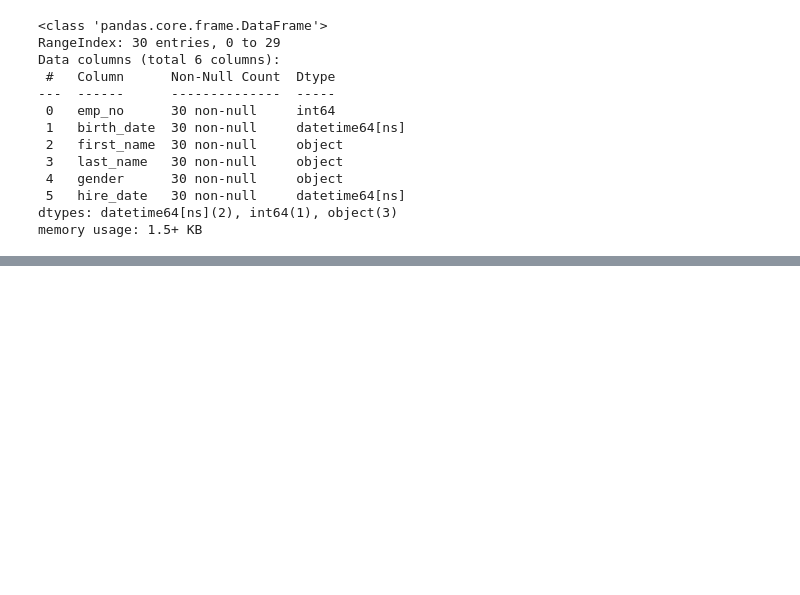
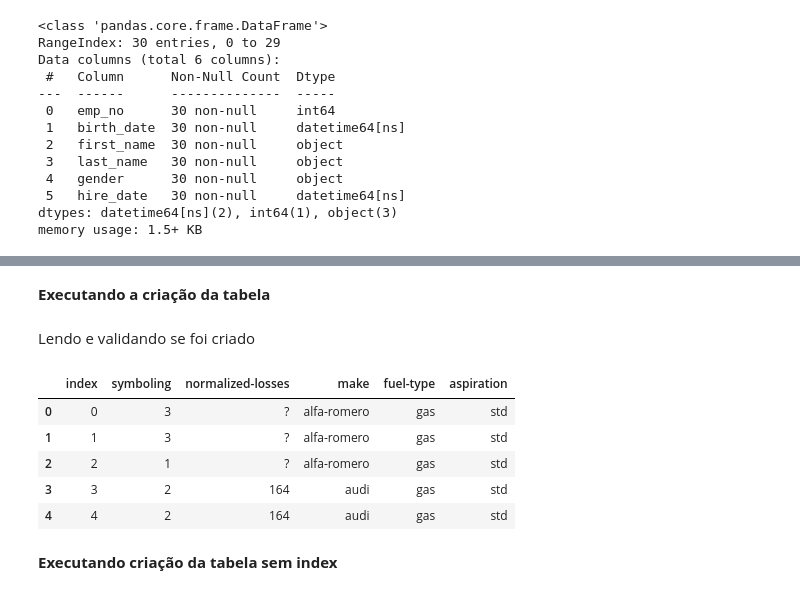
Before and after one commit to arrudamichel/cursos, a Jupyter notebook: data_science_do_zero/analise_de_dados/Analise de Dados Pandas.ipynb, the cells around one changed output, grey strips where cells are left out. Saved outputs shown, nothing was run; the diff lists cells and outputs as text; code cells hidden in the pictures; blank space fills up the shorter version.

Commit message:
Pandas - Criando uma Tabela no Banco de Dados a partir de um Dataframe - Aula 20

```diff
--- a/data_science_do_zero/analise_de_dados/Analise de Dados Pandas.ipynb
+++ b/data_science_do_zero/analise_de_dados/Analise de Dados Pandas.ipynb
@@ -988,0 +1023,2 @@ df
+# %% [markdown]
+**Executando a criação da tabela**
@@ -988,0 +1028,15 @@ df
+# %% [markdown]
+Lendo e validando se foi criado
+# %%
+df_read = pd.read_sql('tb_automobile',
+                  con = engine)
+df_read.head()
+# %% [output]
+|  | index | symboling | normalized-losses | make | fuel-type | aspiration |
+| 0 | 0 | 3 | ? | alfa-romero | gas | std |
+| 1 | 1 | 3 | ? | alfa-romero | gas | std |
+| 2 | 2 | 1 | ? | alfa-romero | gas | std |
+| 3 | 3 | 2 | 164 | audi | gas | std |
+| 4 | 4 | 2 | 164 | audi | gas | std |
+# %% [markdown]
+**Executando criação da tabela sem index**
```
Also changed, not shown: parts of 43 cells of this notebook.
